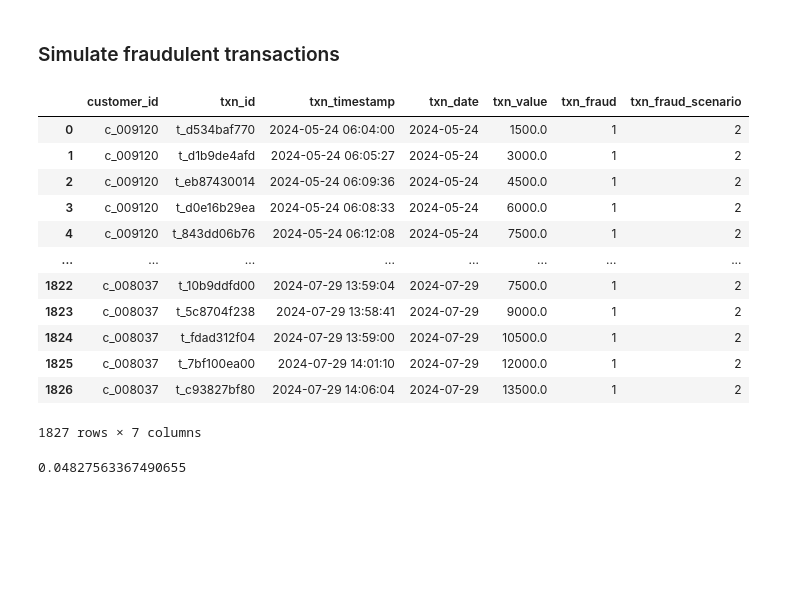
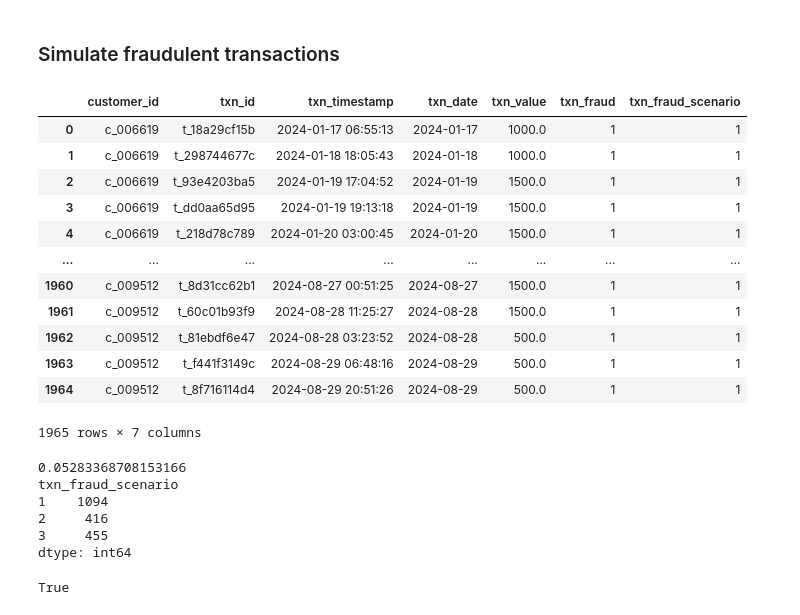
Before and after one commit to joshuavaple/credit-card-fraud-detection, a Jupyter notebook: notebooks/business_knowledge.ipynb, the cells around one changed output. Cells and saved outputs as stored; diff of their text form; code cells hidden in the pictures; blank space fills up the shorter version.

```diff
--- a/notebooks/business_knowledge.ipynb
+++ b/notebooks/business_knowledge.ipynb
@@ -41,17 +39,17 @@ plt.show()
 #     # get the value from numpy array
 #     return sigma.item()
 
-# def compute_lognormal_parameters(mean:float, cv:float):
-#     """
-#     Calculate mu and sigma for lognormal distribution given mean and cv.
-#     Adapted from: https://www.johndcook.com/blog/2022/02/24/find-log-normal-parameters/
+def compute_lognormal_parameters(mean: float, cv: float):
+    """
+    Calculate mu and sigma for lognormal distribution given mean and cv.
+    Adapted from: https://www.johndcook.com/blog/2022/02/24/find-log-normal-parameters/
 
-#     """
-#     variance = (mean * cv)**2
-#     sigma2 = np.log(1 + variance/(mean**2))
-#     sigma = np.sqrt(sigma2)
-#     mu = np.log(mean) - sigma2/2
-#     return (mu.item(), sigma.item())
+    """
+    variance = (mean * cv) ** 2
+    sigma2 = np.log(1 + variance / (mean**2))
+    sigma = np.sqrt(sigma2)
+    mu = np.log(mean) - sigma2 / 2
+    return (mu.item(), sigma.item())
 
 
 # def compute_sigma_v2(cv):
@@ -835,8 +804,10 @@ pd.DataFrame(fraudulent_txns)
 # %% [markdown]
 ### Simulate fraudulent transactions
 # %%
-# pick random 10 customers from all customers
-affected_customers = random.sample(df_customers["customer_id"].tolist(), 200)
+# pick a number of random customers from all customers
+n_affected_customers = 200
+random.seed(seed) # this ensures the same customers are picked each time the code is run
+affected_customers = random.sample(df_customers["customer_id"].tolist(), n_affected_customers)
 dates = df_txns["txn_date"].unique()
 # generate fraudulent transactions for each customer
 fraudulent_txns = []
@@ -850,22 +821,36 @@ for customer_id in affected_customers:
         )
     )
 # %%
-pd.DataFrame(fraudulent_txns)
+df_fraudulent_txns = pd.DataFrame(fraudulent_txns)
+df_fraudulent_txns
 # %% [output]
 |  | customer_id | txn_id | txn_timestamp | txn_date | txn_value | txn_fraud | txn_fraud_scenario |
-| 0 | c_009120 | t_d534baf770 | 2024-05-24 06:04:00 | 2024-05-24 | 1500.0 | 1 | 2 |
-| 1 | c_009120 | t_d1b9de4afd | 2024-05-24 06:05:27 | 2024-05-24 | 3000.0 | 1 | 2 |
-| 2 | c_009120 | t_eb87430014 | 2024-05-24 06:09:36 | 2024-05-24 | 4500.0 | 1 | 2 |
-| 3 | c_009120 | t_d0e16b29ea | 2024-05-24 06:08:33 | 2024-05-24 | 6000.0 | 1 | 2 |
-| 4 | c_009120 | t_843dd06b76 | 2024-05-24 06:12:08 | 2024-05-24 | 7500.0 | 1 | 2 |
+| 0 | c_006619 | t_18a29cf15b | 2024-01-17 06:55:13 | 2024-01-17 | 1000.0 | 1 | 1 |
+| 1 | c_006619 | t_298744677c | 2024-01-18 18:05:43 | 2024-01-18 | 1000.0 | 1 | 1 |
+| 2 | c_006619 | t_93e4203ba5 | 2024-01-19 17:04:52 | 2024-01-19 | 1500.0 | 1 | 1 |
+| 3 | c_006619 | t_dd0aa65d95 | 2024-01-19 19:13:18 | 2024-01-19 | 1500.0 | 1 | 1 |
+| 4 | c_006619 | t_218d78c789 | 2024-01-20 03:00:45 | 2024-01-20 | 1500.0 | 1 | 1 |
 | ... | ... | ... | ... | ... | ... | ... | ... |
-| 1822 | c_008037 | t_10b9ddfd00 | 2024-07-29 13:59:04 | 2024-07-29 | 7500.0 | 1 | 2 |
-| 1823 | c_008037 | t_5c8704f238 | 2024-07-29 13:58:41 | 2024-07-29 | 9000.0 | 1 | 2 |
-| 1824 | c_008037 | t_fdad312f04 | 2024-07-29 13:59:00 | 2024-07-29 | 10500.0 | 1 | 2 |
-| 1825 | c_008037 | t_7bf100ea00 | 2024-07-29 14:01:10 | 2024-07-29 | 12000.0 | 1 | 2 |
-| 1826 | c_008037 | t_c93827bf80 | 2024-07-29 14:06:04 | 2024-07-29 | 13500.0 | 1 | 2 |
+| 1960 | c_009512 | t_8d31cc62b1 | 2024-08-27 00:51:25 | 2024-08-27 | 1500.0 | 1 | 1 |
+| 1961 | c_009512 | t_60c01b93f9 | 2024-08-28 11:25:27 | 2024-08-28 | 1500.0 | 1 | 1 |
+| 1962 | c_009512 | t_81ebdf6e47 | 2024-08-28 03:23:52 | 2024-08-28 | 500.0 | 1 | 1 |
+| 1963 | c_009512 | t_f441f3149c | 2024-08-29 06:48:16 | 2024-08-29 | 500.0 | 1 | 1 |
+| 1964 | c_009512 | t_8f716114d4 | 2024-08-29 20:51:26 | 2024-08-29 | 500.0 | 1 | 1 |
-1827 rows × 7 columns
+1965 rows × 7 columns
-# %%
-len(fraudulent_txns)/len(df_txns)*100
-# %% [output]
-0.04827563367490655
+# %%
+# ratio of fraudulent transactions to total transactions
+print(len(fraudulent_txns)/len(df_txns)*100)
+
+# breakdown of fraudulent transactions by scenario
+print(df_fraudulent_txns.groupby("txn_fraud_scenario").size())
+# %% [output]
+0.05283368708153166
+txn_fraud_scenario
+1    1094
+2     416
+3     455
+dtype: int64
+# %%
+all(df_fraudulent_txns.columns == df_txns.columns)
+# %% [output]
+True
```
Also changed, not shown: parts of 13 cells of this notebook, 4 other files.
